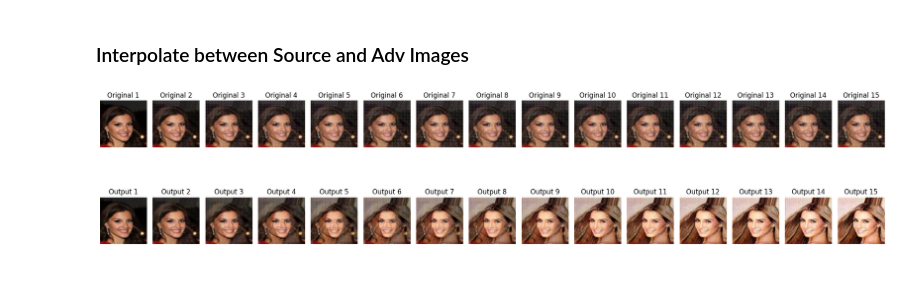
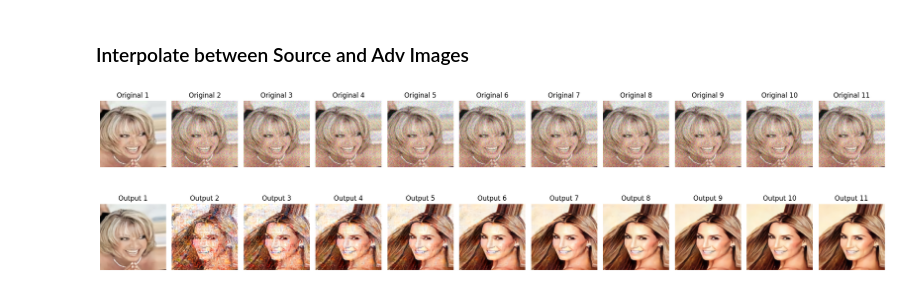
Before and after one commit to neddamj/nicsec, a Jupyter notebook: attack_neural_compression.ipynb, the cells around one changed output. Cells and saved outputs as stored; diff of their text form; code cells hidden in the pictures.

Commit message:
use custom lr scheduler cosine sim + mse loss

```diff
--- a/attack_neural_compression.ipynb
+++ b/attack_neural_compression.ipynb
@@ -97,13 +99,33 @@ for i, (images, label) in enumerate(dataloader):
 
 x_src = x_hat.clone()
 x_hat.requires_grad = True
+# %%
+class CustomLRScheduler(_LRScheduler):
+    def __init__(self,
+                 optimizer: torch.Tensor,
+                 update_every: int = 1000,
+                 update_factor: int = 10,
+                 last_epoch: int = -1):
+        self.update_every = update_every
+        self.update_factor = update_factor
+        super().__init__(optimizer, last_epoch)
+
+    def get_lr(self):
+        # Change the learning rate every 'reduce_every' epochs
+        if (self.last_epoch + 1) % self.update_every == 0:
+            return [group['lr'] / self.update_factor for group in self.optimizer.param_groups]
+        else:
+            return [group['lr'] for group in self.optimizer.param_groups]
+# %%
+def loss_fn(src: torch.Tensor, target: torch.Tensor) -> torch.Tensor:
+    return F.mse_loss(src, target) + (1 - F.cosine_similarity(src.flatten(), target.flatten(), dim=0)) / 2
 # %%
 def pgd(
         src_img: torch.Tensor,
         target_img: torch.Tensor,
         model: torch.nn.Module,
         optimizer: torch.optim.Optimizer,
-        scheduler: torch.optim.lr_scheduler.LRScheduler,
+        scheduler: torch.optim.lr_scheduler._LRScheduler,
         num_steps: int,
         mask: torch.Tensor = None
     ) -> List:
@@ -122,8 +144,8 @@ def pgd(
     for _ in pbar:
         out = model.forward(target_img)
         target_emb = out['y_hat']
-        loss = F.mse_loss(src_emb, target_emb)
-        pbar.set_description(f"[Running attack]: Loss {loss.item():.5f}")
+        loss = loss_fn(src_emb, target_emb)
+        pbar.set_description(f"[Running attack]: Loss {loss.item()}")
 
         optimizer.zero_grad()
         target_img.grad,  = torch.autograd.grad(loss, [target_img])
@@ -141,7 +163,7 @@ def pgd(
     return best_img, loss_tracker
 # %%
 # Set hyperparams for mask generation and PGD itself
-num_steps = 2500
+num_steps = 5000
 mask_type = 'dot'
 if mask_type == 'box':
     lr = 3e-3
@@ -160,7 +182,7 @@ elif mask_type == 'dot':
 
 # Run the attack and produce an adversarial image y_hat
 optimizer = torch.optim.Adam([x_hat], lr=lr)
-scheduler = torch.optim.lr_scheduler.CosineAnnealingLR(optimizer, T_max=50)
+scheduler = CustomLRScheduler(optimizer, update_every=1000, update_factor=.2)
 x_adv, loss_tracker = pgd(x, x_hat, model=net, optimizer=optimizer, scheduler=scheduler, num_steps=num_steps, mask=mask)
 # Pass the adv image through the compression network and see the result
 output = net.forward(x_adv)['x_hat']
@@ -234,36 +256,36 @@ PSNR: -3.267505645751953
 # %%
 # Interpolate between the source and adversarial images
 intermediate_imgs = []
-sample_number = 2      # which image from the batch do you want to visualize
-intervals = torch.linspace(0, 1, 15)
+sample_number = 0      # which image from the batch do you want to visualize
+intervals = torch.linspace(0, 1, 11)
 for val in intervals:
     intermediate = val * x_hat[sample_number] + (1 - val) * x_src[sample_number]
     intermediate_imgs.append(intermediate)
 
 # Pass those interpolated images through the network
 outputs = []
 for img in intermediate_imgs:
     img = img.to(device)  # Move image to the same device as the model
     img = img.unsqueeze(0) if len(img.shape) == 3 else img
-    with torch.no_grad():  # Disable gradient calculation
-        output = net(img)  # Add batch dimension
+    with torch.no_grad():
+        output = net(img)
     outputs.append(output['x_hat'].squeeze(0).cpu())
 
 # Plot the interpolated images and their outputs side by side
 num_images = len(intermediate_imgs)
 fig, axes = plt.subplots(2, num_images, figsize=(20, 6))
 for i in range(num_images):
     # Original Image
     axes[0, i].imshow(intermediate_imgs[i].clip(0, 1).permute(1, 2, 0).detach().cpu())  # Change to HWC format
     axes[0, i].set_title(f'Original {i+1}')
     axes[0, i].axis('off')
 
     # Model Output
     axes[1, i].imshow(outputs[i].clip(0,1).permute(1, 2, 0).cpu())  # Change to HWC format
     axes[1, i].set_title(f'Output {i+1}')
     axes[1, i].axis('off')
 
 plt.tight_layout()
 plt.show()
 # %% [output]
-[figure, old version]
+[figure, new version]
```
Also changed, not shown: parts of 10 cells of this notebook.
